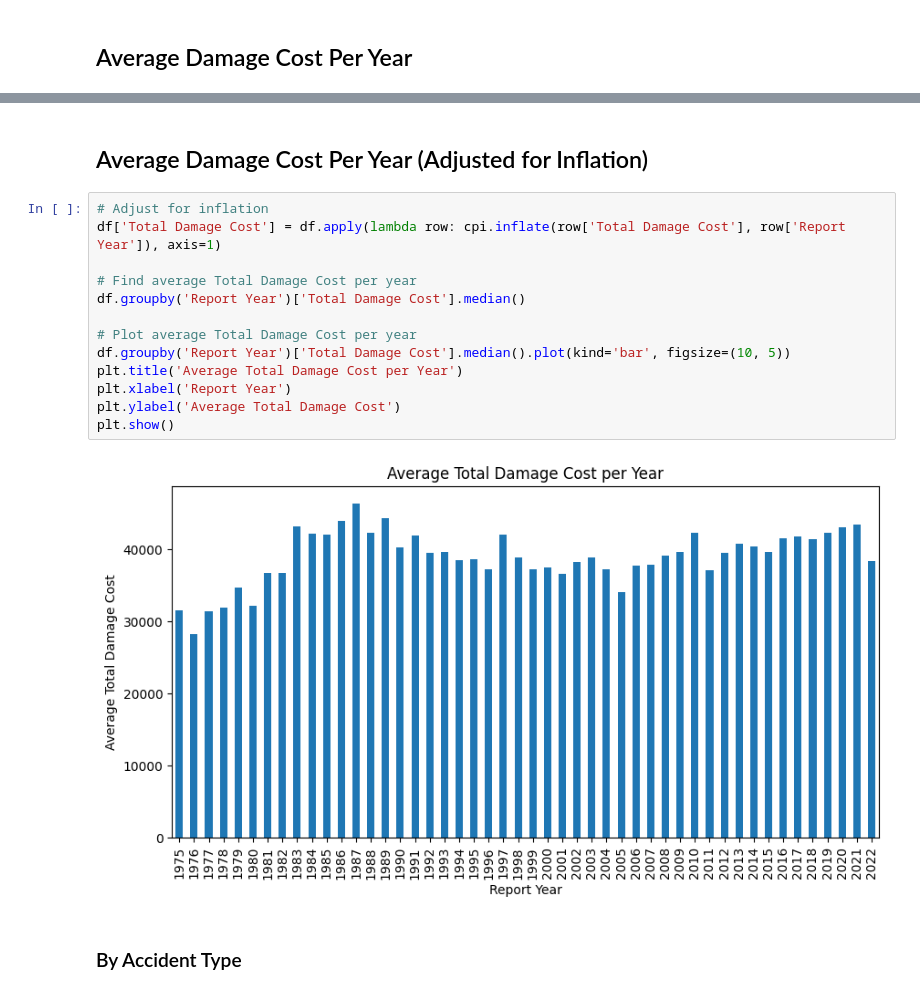
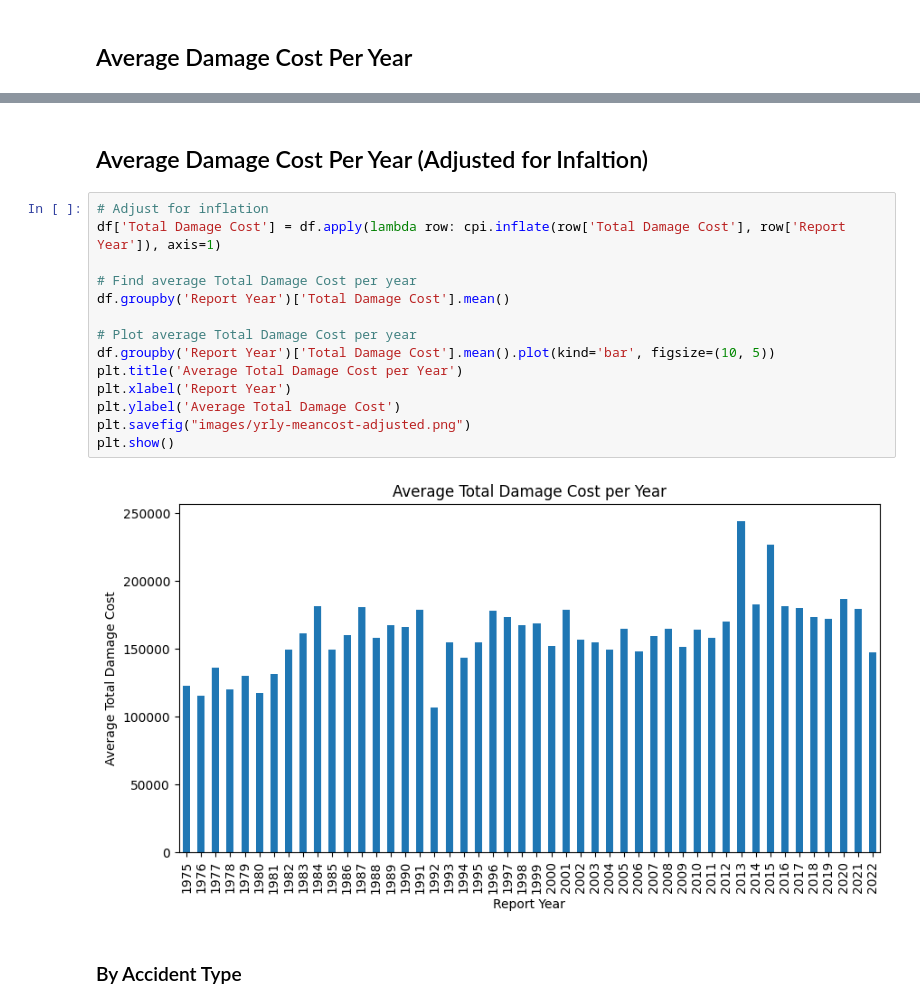
Before and after one commit to ndahlinuvm/Train-Derailment-287Project, a Jupyter notebook: over_time.ipynb, the cells around one changed output, grey strips where cells are left out. Cells and saved outputs as stored; diff of their text form.

```diff
--- a/over_time.ipynb
+++ b/over_time.ipynb
@@ -86,22 +87,23 @@ plt.show()
 # %% [output]
 [figure]
 # %% [markdown]
-## Average Damage Cost Per Year (Adjusted for Inflation)
+## Average Damage Cost Per Year (Adjusted for Infaltion)
 # %%
 # Adjust for inflation
 df['Total Damage Cost'] = df.apply(lambda row: cpi.inflate(row['Total Damage Cost'], row['Report Year']), axis=1)
 
 # Find average Total Damage Cost per year
-df.groupby('Report Year')['Total Damage Cost'].median()
+df.groupby('Report Year')['Total Damage Cost'].mean()
 
 # Plot average Total Damage Cost per year
-df.groupby('Report Year')['Total Damage Cost'].median().plot(kind='bar', figsize=(10, 5))
+df.groupby('Report Year')['Total Damage Cost'].mean().plot(kind='bar', figsize=(10, 5))
 plt.title('Average Total Damage Cost per Year')
 plt.xlabel('Report Year')
 plt.ylabel('Average Total Damage Cost')
+plt.savefig("images/yrly-meancost-adjusted.png")
 plt.show()
 # %% [output]
-[figure, old version]
+[figure, new version]
 # %% [markdown]
 ### By Accident Type
 # %%
```
Also changed, not shown: parts of 5 cells of this notebook, 4 other files.
